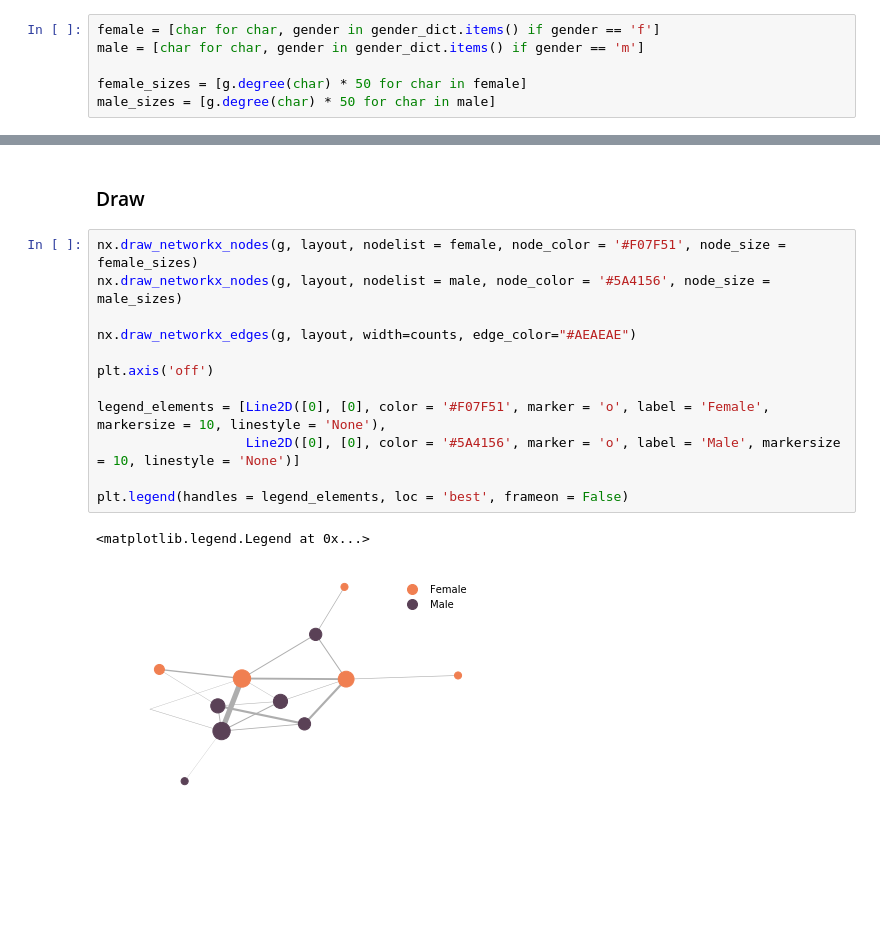
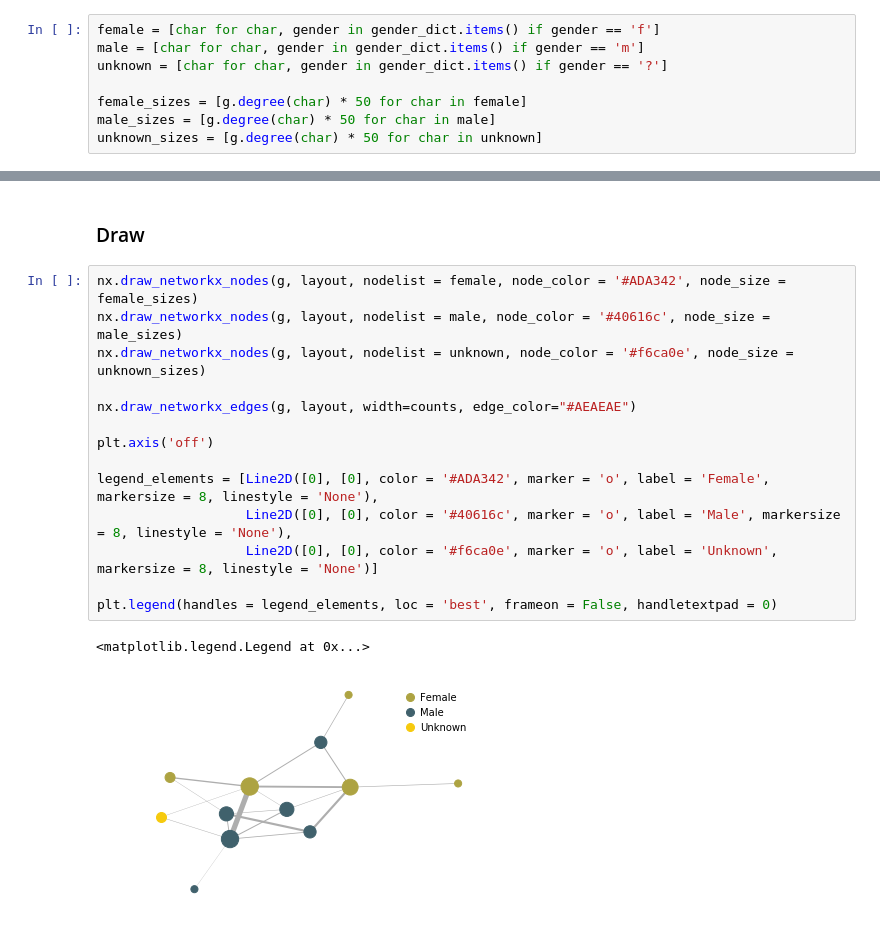
Before and after one commit to nlp-jjer/gender_in_movies, a Jupyter notebook: network/networks.ipynb, the cells around one changed output, grey strips where cells are left out. Cells and saved outputs as stored; diff of their text form; blank space fills up the shorter version.

```diff
--- a/network/networks.ipynb
+++ b/network/networks.ipynb
@@ -140,9 +140,11 @@ layout = nx.spring_layout(g, iterations = 50)
 # %%
 female = [char for char, gender in gender_dict.items() if gender == 'f']
 male = [char for char, gender in gender_dict.items() if gender == 'm']
+unknown = [char for char, gender in gender_dict.items() if gender == '?']
 
 female_sizes = [g.degree(char) * 50 for char in female]
 male_sizes = [g.degree(char) * 50 for char in male]
+unknown_sizes = [g.degree(char) * 50 for char in unknown]
 # %% [markdown]
 ### Edge widths based on number of interactions between two nodes
 # %%
@@ -164,17 +166,19 @@ counts = counts * 5
 # %% [markdown]
 ### Draw
 # %%
-nx.draw_networkx_nodes(g, layout, nodelist = female, node_color = '#F07F51', node_size = female_sizes)
-nx.draw_networkx_nodes(g, layout, nodelist = male, node_color = '#5A4156', node_size = male_sizes)
+nx.draw_networkx_nodes(g, layout, nodelist = female, node_color = '#ADA342', node_size = female_sizes)
+nx.draw_networkx_nodes(g, layout, nodelist = male, node_color = '#40616c', node_size = male_sizes)
+nx.draw_networkx_nodes(g, layout, nodelist = unknown, node_color = '#f6ca0e', node_size = unknown_sizes)
 
 nx.draw_networkx_edges(g, layout, width=counts, edge_color="#AEAEAE")
 
 plt.axis('off')
 
-legend_elements = [Line2D([0], [0], color = '#F07F51', marker = 'o', label = 'Female', markersize = 10, linestyle = 'None'),
-                   Line2D([0], [0], color = '#5A4156', marker = 'o', label = 'Male', markersize = 10, linestyle = 'None')]
+legend_elements = [Line2D([0], [0], color = '#ADA342', marker = 'o', label = 'Female', markersize = 8, linestyle = 'None'),
+                   Line2D([0], [0], color = '#40616c', marker = 'o', label = 'Male', markersize = 8, linestyle = 'None'),
+                   Line2D([0], [0], color = '#f6ca0e', marker = 'o', label = 'Unknown', markersize = 8, linestyle = 'None')]
 
-plt.legend(handles = legend_elements, loc = 'best', frameon = False)
+plt.legend(handles = legend_elements, loc = 'best', frameon = False, handletextpad = 0)
 # %% [output]
 <matplotlib.legend.Legend at 0x...>
-[figure, old version]
+[figure, new version]
```
